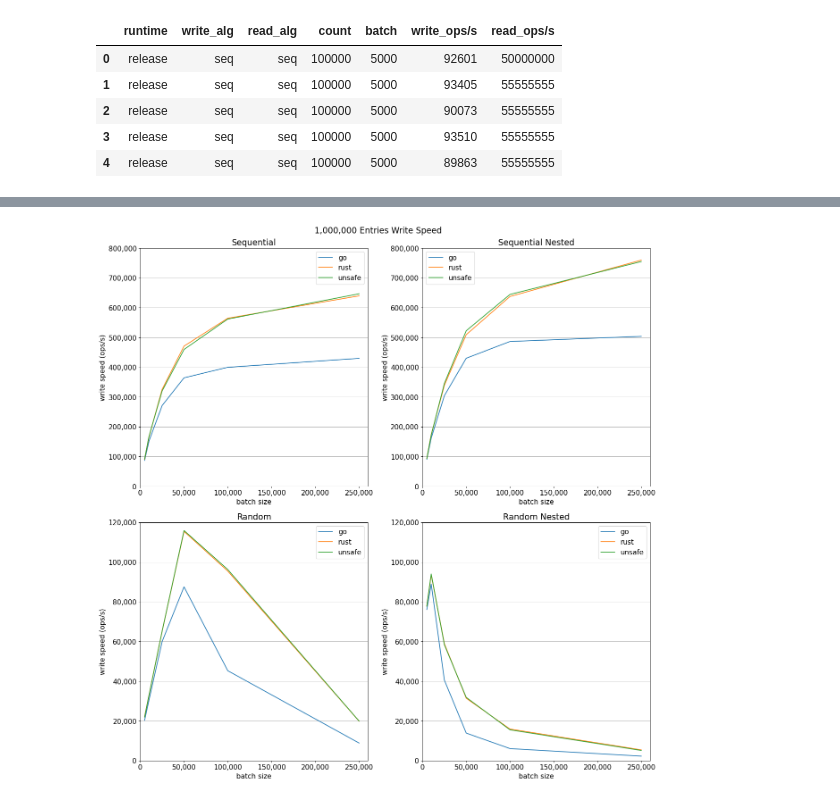
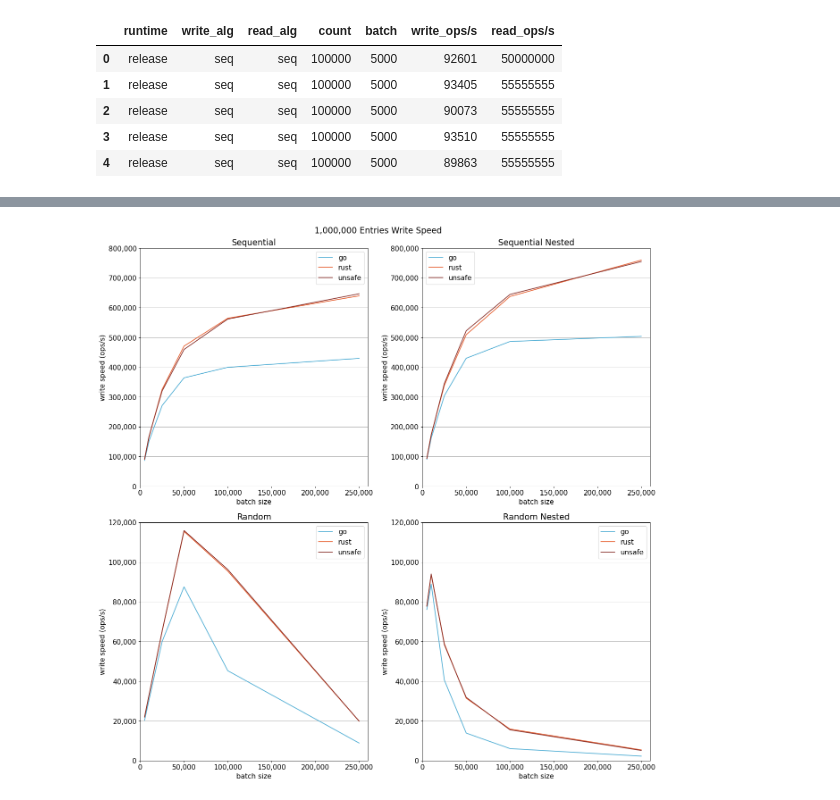
Before and after one commit to ambaxter/datascience, a Jupyter notebook: bbolt_comparison/ops_per_sec.ipynb, the cells around one changed output, grey strips where cells are left out. Saved outputs shown, nothing was run; the diff lists cells and outputs as text; code cells hidden in the pictures.

Commit message:
Added horizontal bar graph. Fixed colors

```diff
--- a/bbolt_comparison/ops_per_sec.ipynb
+++ b/bbolt_comparison/ops_per_sec.ipynb
@@ -13,6 +13,12 @@ ticks_comma = ticker.StrMethodFormatter('{x:,.0f}')
 
 pd.options.display.max_rows = 999
 
+COLOR_GO=(74/255, 171/255, 211/255)
+COLOR_RUST=(229/255,89/255,40/255)
+COLOR_UNSAFE=(132/255,41/255,35/255)
+
+BAR_COLORS=[COLOR_GO,COLOR_RUST]
+
 comp = pd.read_csv('bbolt_comp.csv')
 # %%
 comp.head()
@@ -290,9 +372,9 @@ fig = plt.figure(figsize=(16,16), dpi=80)
 fig.suptitle('1,000,000 Entries Write Speed')
 ax = fig.add_subplot(221)
 grouped=c1m[c1m['write_alg']=='seq'].groupby(["runtime","batch"])["write_ops/s"].mean()
-grouped['go'].plot(label='go')
-grouped['release'].plot(label='rust')
-grouped['unsafe'].plot(label='unsafe')
+grouped['go'].plot(label='go',color=COLOR_GO)
+grouped['release'].plot(label='rust',color=COLOR_RUST)
+grouped['unsafe'].plot(label='unsafe',color=COLOR_UNSAFE)
 plt.ylabel('write speed (ops/s)')
 plt.xlabel('batch size')
 plt.title('Sequential')
@@ -304,9 +386,9 @@ ax.set_xlim([0,260000])
 ax.xaxis.set_major_formatter(ticks_comma)
 ax = fig.add_subplot(222)
 grouped=c1m[c1m['write_alg']=='seq-nest'].groupby(["runtime","batch"])["write_ops/s"].mean()
-grouped['go'].plot(label='go')
-grouped['release'].plot(label='rust')
-grouped['unsafe'].plot(label='unsafe')
+grouped['go'].plot(label='go',color=COLOR_GO)
+grouped['release'].plot(label='rust',color=COLOR_RUST)
+grouped['unsafe'].plot(label='unsafe',color=COLOR_UNSAFE)
 plt.ylabel('write speed (ops/s)')
 plt.xlabel('batch size')
 plt.title('Sequential Nested')
@@ -314,37 +396,37 @@ plt.legend()
 ax.grid(axis='y');
 ax.set_ylim([0,800000])
 ax.yaxis.set_major_formatter(ticks_comma)
 ax.set_xlim([0,260000])
 ax.xaxis.set_major_formatter(ticks_comma)
 ax = fig.add_subplot(223)
 grouped=c1m[c1m['write_alg']=='rnd'].groupby(["runtime","batch"])["write_ops/s"].mean()
-grouped['go'].plot(label='go')
-grouped['release'].plot(label='rust')
-grouped['unsafe'].plot(label='unsafe')
+grouped['go'].plot(label='go',color=COLOR_GO)
+grouped['release'].plot(label='rust',color=COLOR_RUST)
+grouped['unsafe'].plot(label='unsafe',color=COLOR_UNSAFE)
 plt.ylabel('write speed (ops/s)')
 plt.xlabel('batch size')
 plt.title('Random')
 plt.legend()
 ax.grid(axis='y');
 ax.set_ylim([0,120000])
 ax.yaxis.set_major_formatter(ticks_comma)
 ax.set_xlim([0,260000])
 ax.xaxis.set_major_formatter(ticks_comma)
 ax = fig.add_subplot(224)
 grouped=c1m[c1m['write_alg']=='rnd-nest'].groupby(["runtime","batch"])["write_ops/s"].mean()
-grouped['go'].plot(label='go')
-grouped['release'].plot(label='rust')
-grouped['unsafe'].plot(label='unsafe')
+grouped['go'].plot(label='go',color=COLOR_GO)
+grouped['release'].plot(label='rust',color=COLOR_RUST)
+grouped['unsafe'].plot(label='unsafe',color=COLOR_UNSAFE)
 plt.ylabel('write speed (ops/s)')
 plt.xlabel('batch size')
 plt.title('Random Nested')
 plt.legend()
 ax.grid(axis='y');
 ax.set_ylim([0,120000])
 ax.yaxis.set_major_formatter(ticks_comma)
 ax.set_xlim([0,260000])
 ax.xaxis.set_major_formatter(ticks_comma)
 fig.tight_layout()
 plt.show()
 # %% [output]
-[figure, old version]
+[figure, new version]
```
Also changed, not shown: parts of 12 cells of this notebook.
